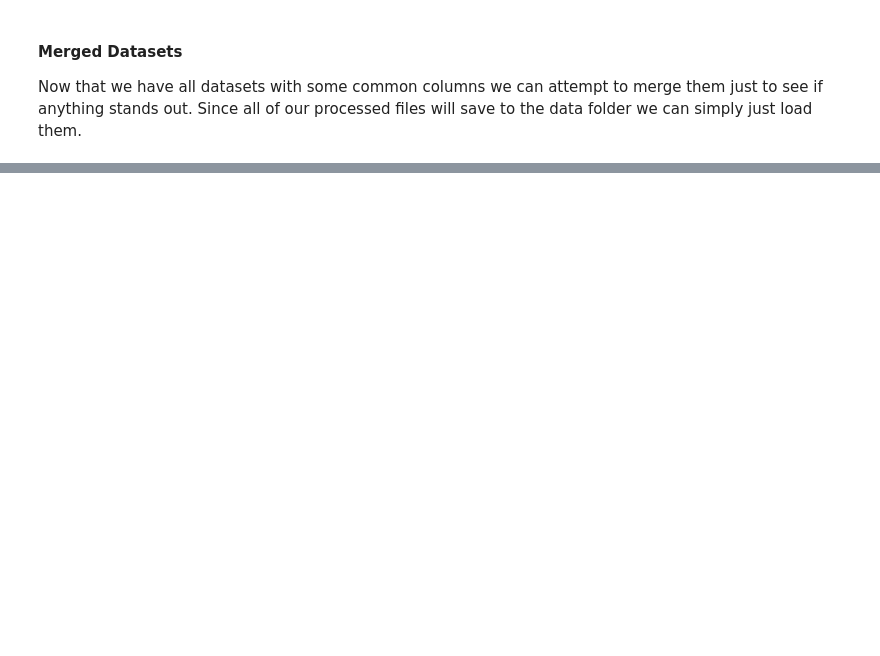
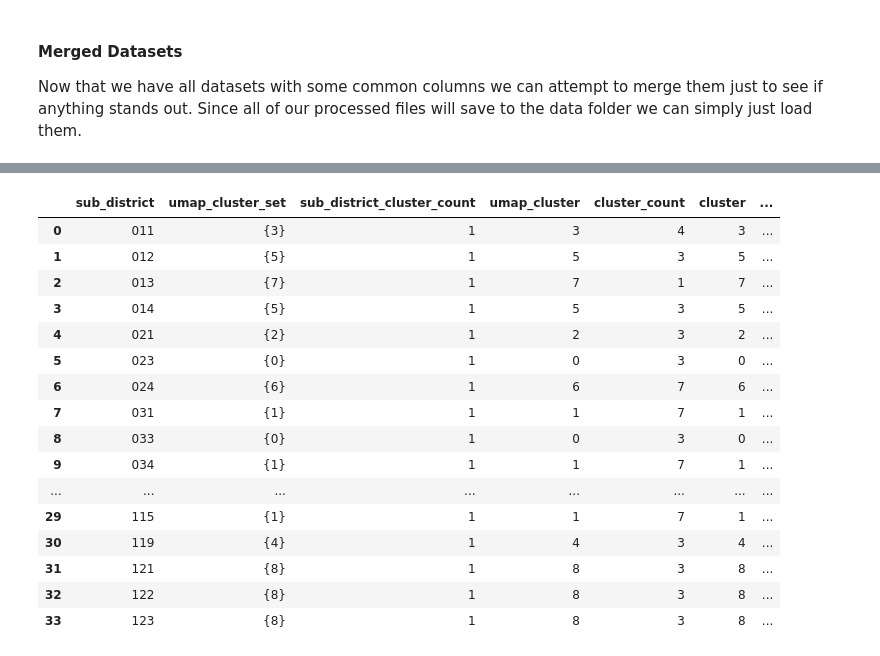
Before and after one commit to jonnross88/WhoLetThePuppiesIn, a Jupyter notebook: notebooks/02_data_wrangling.ipynb, the cells around one changed output, grey strips where cells are left out. Saved outputs shown, nothing was run; the diff lists cells and outputs as text; code cells hidden in the pictures; blank space fills up the shorter version.

```diff
--- a/notebooks/02_data_wrangling.ipynb
+++ b/notebooks/02_data_wrangling.ipynb
@@ -637,8 +627,7 @@ new_column_names = {
 zurich_dog_data = zurich_dog_data.rename(columns=new_column_names)
 
 # After renaming, you may still need to adjust the data types for certain columns
-zurich_dog_data["owner_id"] = zurich_dog_data["owner_id"].astype(
-    "string").str.zfill(6)
+zurich_dog_data["owner_id"] = zurich_dog_data["owner_id"].astype("string").str.zfill(6)
 zurich_dog_data["dog_age"] = zurich_dog_data["dog_age"].astype(int)
 zurich_dog_data["district"] = zurich_dog_data["district"].astype(int)
 zurich_dog_data["sub_district"] = (
@@ -2111,0 +2121,17 @@ corr.hvplot.heatmap(
+# %%
+# declare a panel widget for buttons
+n_neighbors_slider = pnw.IntSlider(
+    value=15, start=5, end=50, step=5, width=400, name="n_neighbors"
+)
+n_clusters_slider = pnw.IntSlider(
+    value=5, start=2, end=12, step=1, width=400, name="n_clusters"
+)
+min_dist_button = pnw.RadioButtonGroup(options=[0.1, 0.2, 0.4, 0.7], value=0.2)
+# List of values to try for n_neighbors and min_dist
+n_neighbors_values = list(range(5, 51, 5))
+min_dist_values = [0.1, 0.2, 0.4, 0.7]
+
+# Get the embeddings dictionary which
+embeddings_dict = hf.compute_embeddings(
+    scaled_data_df, n_neighbors_values, min_dist_values
+)
@@ -2111,0 +2446,47 @@ corr.hvplot.heatmap(
+# %%
+z_subd_merged
+sub_district_umap_cluster.merge(
+    sub_district_pca_cluster,
+).rename(
+    columns={
+        "sub_district_cluster_count": "pca_cluster_count",
+        "cluster_count": "umap_cluster_count",
+    }
+)
+
+
+cluster_sub_d = clusters_sub_districts[["cluster", "sub_districts_cluster"]]
+cluster_sub_d["sub_districts_cluster"] = cluster_sub_d["sub_districts_cluster"].apply(
+    frozenset
+)
+cluster_sub_d = cluster_sub_d.drop_duplicates()
+cluster_sub_d["sub_districts_cluster"] = cluster_sub_d["sub_districts_cluster"].apply(
+    set
+)
+sub_district_umap_cluster["cluster"] = sub_district_umap_cluster["umap_cluster"].copy()
+# sub_district_umap_cluster_to_merge = sub_district_umap_cluster.merge(cluster_sub_d)
+# sub_d_umap_c = sub_district_umap_cluster_to_merge[
+#     ["sub_district", "sub_districts_cluster"]
+# ]
+
+# cluster_sub_d
+a_copy_dataframe = sub_district_umap_cluster.merge(cluster_sub_d)
+a_copy_dataframe
+# %% [output]
+|  | sub_district | umap_cluster_set | sub_district_cluster_count | umap_cluster | cluster_count | cluster | ... |
+| 0 | 011 | {3} | 1 | 3 | 4 | 3 | ... |
+| 1 | 012 | {5} | 1 | 5 | 3 | 5 | ... |
+| 2 | 013 | {7} | 1 | 7 | 1 | 7 | ... |
+| 3 | 014 | {5} | 1 | 5 | 3 | 5 | ... |
+| 4 | 021 | {2} | 1 | 2 | 3 | 2 | ... |
+| 5 | 023 | {0} | 1 | 0 | 3 | 0 | ... |
+| 6 | 024 | {6} | 1 | 6 | 7 | 6 | ... |
+| 7 | 031 | {1} | 1 | 1 | 7 | 1 | ... |
+| 8 | 033 | {0} | 1 | 0 | 3 | 0 | ... |
+| 9 | 034 | {1} | 1 | 1 | 7 | 1 | ... |
+| ... | ... | ... | ... | ... | ... | ... | ... |
+| 29 | 115 | {1} | 1 | 1 | 7 | 1 | ... |
+| 30 | 119 | {4} | 1 | 4 | 3 | 4 | ... |
+| 31 | 121 | {8} | 1 | 8 | 3 | 8 | ... |
+| 32 | 122 | {8} | 1 | 8 | 3 | 8 | ... |
+| 33 | 123 | {8} | 1 | 8 | 3 | 8 | ... |
```
Also changed, not shown: parts of 72 cells of this notebook, 2 other files.
